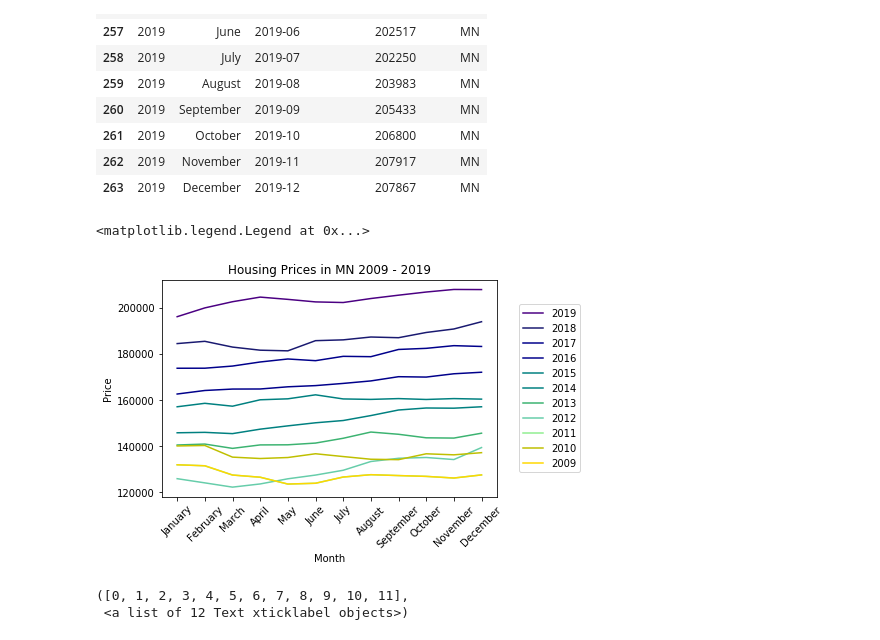
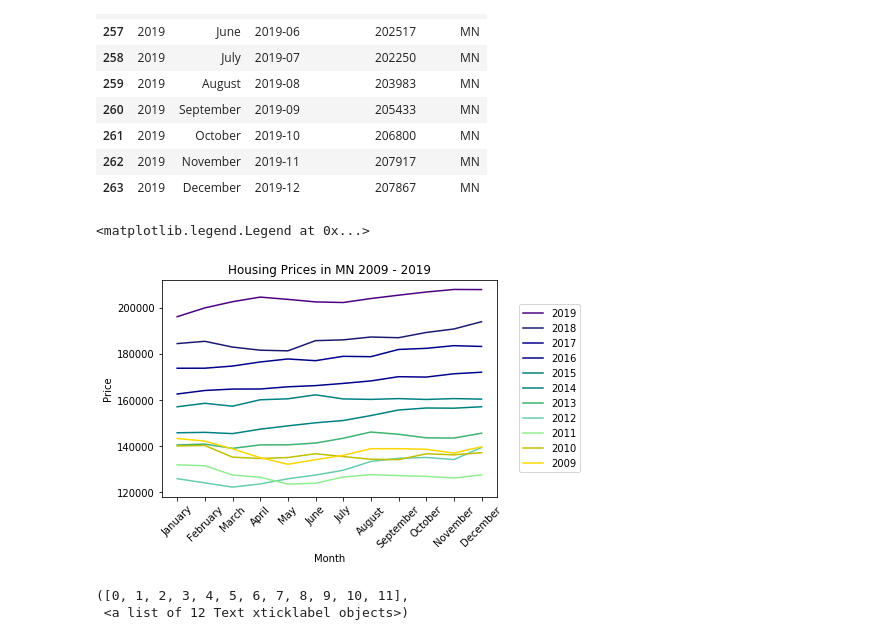
Before and after one commit to emobes22/project-one, a Jupyter notebook: Project_1_EM.ipynb, the cells around one changed output. Drawn from its saved outputs; the diff is of its cells as text; code cells hidden in the pictures.

```diff
--- a/Project_1_EM.ipynb
+++ b/Project_1_EM.ipynb
@@ -227,33 +201,33 @@ yaxis_2010_mn = df_2010_mn["Median Sale Price"]
 xaxis_2009_mn = df_2009_mn["Month"]
 yaxis_2009_mn = df_2009_mn["Median Sale Price"]
 
 
 
 #Plots line charts, adds colors for lines and creates labels for each line for the legend
 line12 = plt.plot(xaxis_2019_mn,yaxis_2019_mn, label = "2019", color = "indigo")
 line13 = plt.plot(xaxis_2018_mn,yaxis_2018_mn, label = "2018", color = "midnightblue")
 line14 = plt.plot(xaxis_2017_mn,yaxis_2017_mn, label = "2017", color = "darkblue")
 line15 = plt.plot(xaxis_2016_mn,yaxis_2016_mn, label = "2016", color = "darkblue")
 line16 = plt.plot(xaxis_2015_mn,yaxis_2015_mn, label = "2015", color = "teal")
 line17 = plt.plot(xaxis_2014_mn,yaxis_2014_mn, label = "2014", color = "teal")
 line18 = plt.plot(xaxis_2013_mn,yaxis_2013_mn, label = "2013", color = "mediumseagreen")
 line19 = plt.plot(xaxis_2012_mn,yaxis_2012_mn, label = "2012", color = "mediumaquamarine")
 line20 = plt.plot(xaxis_2011_mn,yaxis_2011_mn, label = "2011", color = "lightgreen")
 line21 = plt.plot(xaxis_2010_mn,yaxis_2010_mn, label = "2010", color = "y")
-line22 = plt.plot(xaxis_2011_mn,yaxis_2011_mn, label = "2009", color = "gold")
+line22 = plt.plot(xaxis_2009_mn,yaxis_2009_mn, label = "2009", color = "gold")
 
 #rotates x-axis diagnoally to squeeze more information in
 plt.xticks(rotation=45)
 
 #Create title for graph
 plt.title("Housing Prices in MN 2009 - 2019")
 #Create lables for graph
 plt.xlabel("Month")
 plt.ylabel("Price")
 
 #Creates legend for line chart
 plt.legend(bbox_to_anchor=(1.25, .5), loc='right', borderaxespad=0.)
 # %% [output]
 <matplotlib.legend.Legend at 0x...>
-[figure, old version]
+[figure, new version]
 # %%
```
Also changed, not shown: parts of 6 cells of this notebook.
